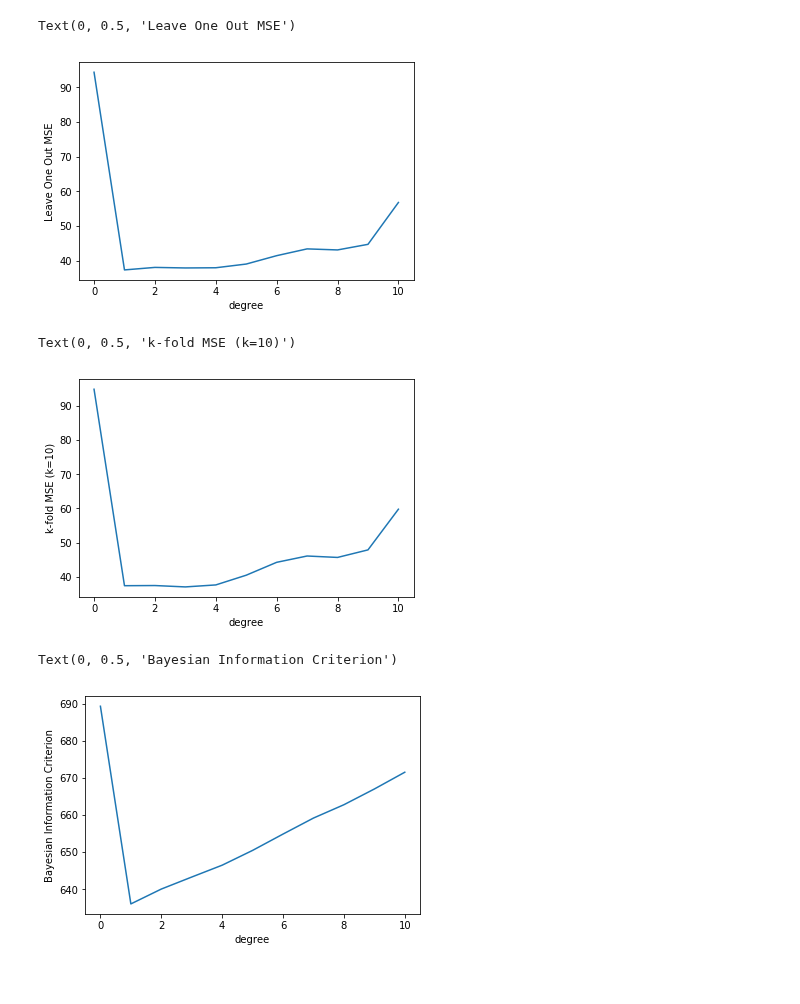
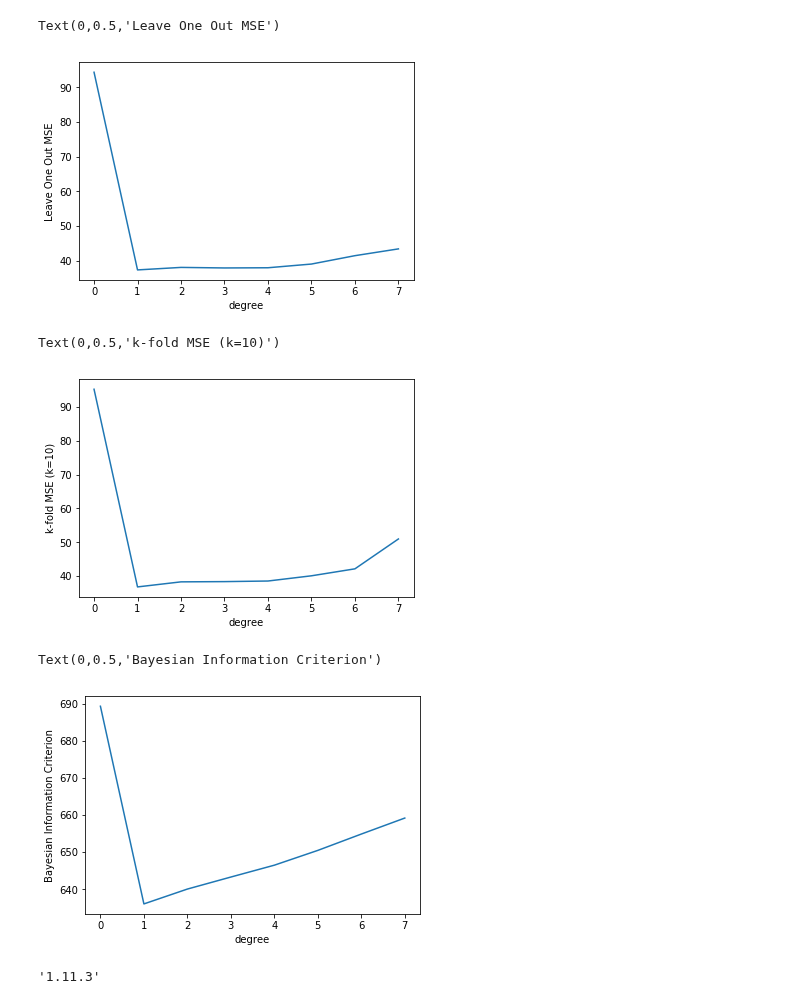
Before and after one commit to ComputoCienciasUniandes/MetodosComputacionalesAvanzados, a Jupyter notebook: soluciones/JaimeForero_Ejercicio14.ipynb, the cells around one changed output. Saved outputs shown, nothing was run; the diff lists cells and outputs as text; code cells hidden in the pictures.

```diff
--- a/soluciones/JaimeForero_Ejercicio14.ipynb
+++ b/soluciones/JaimeForero_Ejercicio14.ipynb
@@ -42,13 +42,12 @@ def cross_validation(X, Y, n_groups=2, p=2):
         Y_model = model(validation_X, c)
         mse_groups[i] = mse(Y_model, validation_Y)
 
-        Y_model = model(train_X, c)
     return mse_groups.mean()
 # %%
-X = np.array(data['Horsepower'])*1.0
+X = np.array(data['Horsepower'])
 Y = np.array(data['Price'])
 
-degrees = np.arange(11)
+degrees = np.arange(8)
 n_degrees = len(degrees)
 SV_leave_one_out = np.zeros(n_degrees)
 
@@ -59,41 +58,45 @@ plt.plot(degrees, SV_leave_one_out)
 plt.xlabel("degree")
 plt.ylabel("Leave One Out MSE")
 # %% [output]
-Text(0, 0.5, 'Leave One Out MSE')
+Text(0,0.5,'Leave One Out MSE')
-[figure, old version]
+[figure, new version]
 # %%
-X = np.array(data['Horsepower'])*1.0
+X = np.array(data['Horsepower'])
 Y = np.array(data['Price'])
 
-degrees = np.arange(11)
+degrees = np.arange(8)
 n_degrees = len(degrees)
 SV_kfold = np.zeros(n_degrees)
 
 for i in range(n_degrees):
-    SV_kfold[i]  = cross_validation(X,Y, n_groups=10, p=degrees[i])
+    SV_kfold[i]  = cross_validation(X,Y, n_groups=8, p=degrees[i])
 
 plt.plot(degrees, SV_kfold)
 plt.xlabel("degree")
 plt.ylabel("k-fold MSE (k=10)")
 # %% [output]
-Text(0, 0.5, 'k-fold MSE (k=10)')
+Text(0,0.5,'k-fold MSE (k=10)')
-[figure, old version]
+[figure, new version]
 # %%
-X = np.array(data['Horsepower'])*1.0
+X = np.array(data['Horsepower'])
 Y = np.array(data['Price'])
 
-degrees = np.arange(11)
+degrees = np.arange(8)
 n_degrees = len(degrees)
 BCI_degree = np.zeros(n_degrees)
 
 for i in range(n_degrees):
     c = np.polyfit(X, Y, degrees[i])
     Y_model = model(X, c)
     BCI_degree[i] = bci(Y, Y_model, p=degrees[i])
 
 plt.plot(degrees, BCI_degree)
 plt.xlabel("degree")
 plt.ylabel("Bayesian Information Criterion")
 # %% [output]
-Text(0, 0.5, 'Bayesian Information Criterion')
+Text(0,0.5,'Bayesian Information Criterion')
-[figure, old version]
+[figure, new version]
+# %%
+np.__version__
+# %% [output]
+'1.11.3'
```
